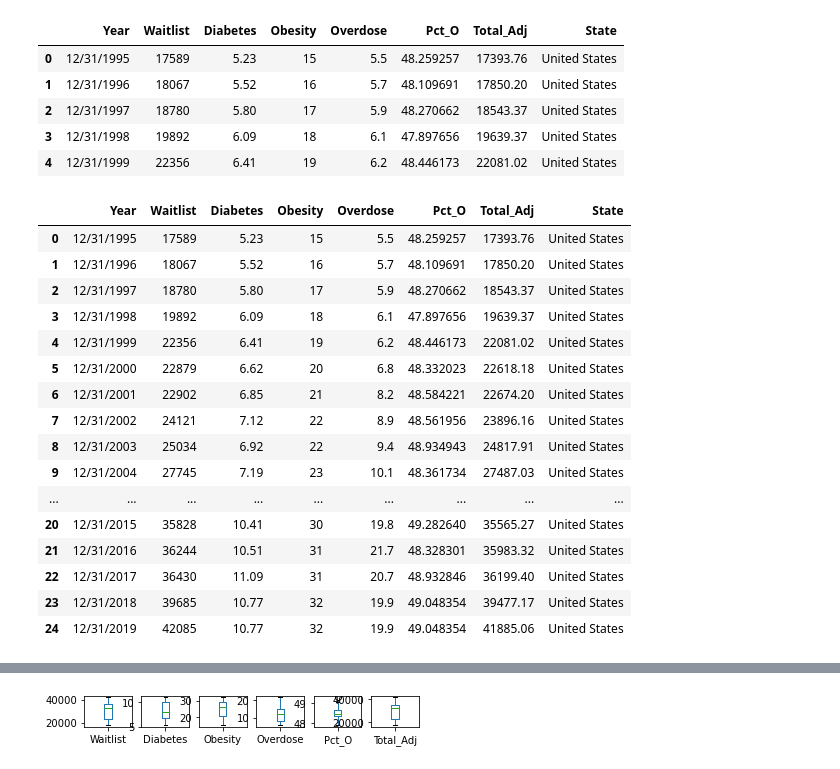
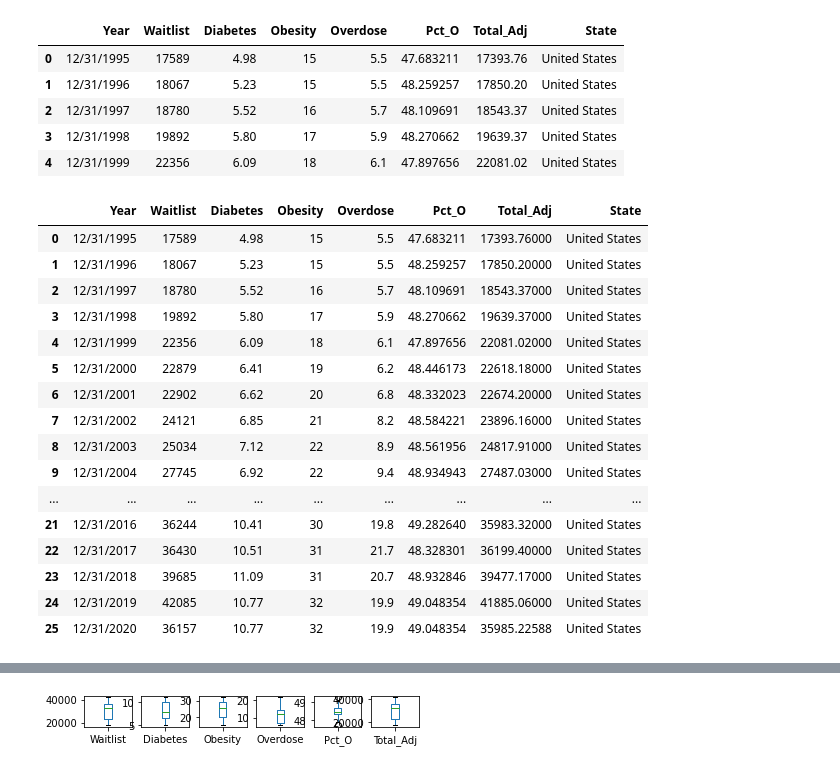
Before and after one commit to Lbrady1025/OPTN-analysis, a Jupyter notebook: timeseries_v6.ipynb, the cells around one changed output, grey strips where cells are left out. Saved outputs shown, nothing was run; the diff lists cells and outputs as text; code cells hidden in the pictures.

```diff
--- a/timeseries_v6.ipynb
+++ b/timeseries_v6.ipynb
@@ -14,37 +14,37 @@ from scipy import stats
 import seaborn as sns
 # %%
 # Load dataset
-df = pd.read_csv('Final_data_National_lag.csv')
+df = pd.read_csv('Final_data_National.csv')
 df.head()
 # %% [output]
 |  | Year | Waitlist | Diabetes | Obesity | Overdose | Pct_O | Total_Adj | State |
-| 0 | 12/31/1995 | 17589 | 5.23 | 15 | 5.5 | 48.259257 | 17393.76 | United States |
-| 1 | 12/31/1996 | 18067 | 5.52 | 16 | 5.7 | 48.109691 | 17850.20 | United States |
-| 2 | 12/31/1997 | 18780 | 5.80 | 17 | 5.9 | 48.270662 | 18543.37 | United States |
-| 3 | 12/31/1998 | 19892 | 6.09 | 18 | 6.1 | 47.897656 | 19639.37 | United States |
-| 4 | 12/31/1999 | 22356 | 6.41 | 19 | 6.2 | 48.446173 | 22081.02 | United States |
+| 0 | 12/31/1995 | 17589 | 4.98 | 15 | 5.5 | 47.683211 | 17393.76 | United States |
+| 1 | 12/31/1996 | 18067 | 5.23 | 15 | 5.5 | 48.259257 | 17850.20 | United States |
+| 2 | 12/31/1997 | 18780 | 5.52 | 16 | 5.7 | 48.109691 | 18543.37 | United States |
+| 3 | 12/31/1998 | 19892 | 5.80 | 17 | 5.9 | 48.270662 | 19639.37 | United States |
+| 4 | 12/31/1999 | 22356 | 6.09 | 18 | 6.1 | 47.897656 | 22081.02 | United States |
 # %%
 df.sort_values(by=['Year'], inplace=True, ascending=True)
 df = df.loc[df['State']=='United States']
 df
 # %% [output]
 |  | Year | Waitlist | Diabetes | Obesity | Overdose | Pct_O | Total_Adj | State |
-| 0 | 12/31/1995 | 17589 | 5.23 | 15 | 5.5 | 48.259257 | 17393.76 | United States |
-| 1 | 12/31/1996 | 18067 | 5.52 | 16 | 5.7 | 48.109691 | 17850.20 | United States |
-| 2 | 12/31/1997 | 18780 | 5.80 | 17 | 5.9 | 48.270662 | 18543.37 | United States |
-| 3 | 12/31/1998 | 19892 | 6.09 | 18 | 6.1 | 47.897656 | 19639.37 | United States |
-| 4 | 12/31/1999 | 22356 | 6.41 | 19 | 6.2 | 48.446173 | 22081.02 | United States |
-| 5 | 12/31/2000 | 22879 | 6.62 | 20 | 6.8 | 48.332023 | 22618.18 | United States |
-| 6 | 12/31/2001 | 22902 | 6.85 | 21 | 8.2 | 48.584221 | 22674.20 | United States |
-| 7 | 12/31/2002 | 24121 | 7.12 | 22 | 8.9 | 48.561956 | 23896.16 | United States |
-| 8 | 12/31/2003 | 25034 | 6.92 | 22 | 9.4 | 48.934943 | 24817.91 | United States |
-| 9 | 12/31/2004 | 27745 | 7.19 | 23 | 10.1 | 48.361734 | 27487.03 | United States |
+| 0 | 12/31/1995 | 17589 | 4.98 | 15 | 5.5 | 47.683211 | 17393.76000 | United States |
+| 1 | 12/31/1996 | 18067 | 5.23 | 15 | 5.5 | 48.259257 | 17850.20000 | United States |
+| 2 | 12/31/1997 | 18780 | 5.52 | 16 | 5.7 | 48.109691 | 18543.37000 | United States |
+| 3 | 12/31/1998 | 19892 | 5.80 | 17 | 5.9 | 48.270662 | 19639.37000 | United States |
+| 4 | 12/31/1999 | 22356 | 6.09 | 18 | 6.1 | 47.897656 | 22081.02000 | United States |
+| 5 | 12/31/2000 | 22879 | 6.41 | 19 | 6.2 | 48.446173 | 22618.18000 | United States |
+| 6 | 12/31/2001 | 22902 | 6.62 | 20 | 6.8 | 48.332023 | 22674.20000 | United States |
+| 7 | 12/31/2002 | 24121 | 6.85 | 21 | 8.2 | 48.584221 | 23896.16000 | United States |
+| 8 | 12/31/2003 | 25034 | 7.12 | 22 | 8.9 | 48.561956 | 24817.91000 | United States |
+| 9 | 12/31/2004 | 27745 | 6.92 | 22 | 9.4 | 48.934943 | 27487.03000 | United States |
 | ... | ... | ... | ... | ... | ... | ... | ... | ... |
-| 20 | 12/31/2015 | 35828 | 10.41 | 30 | 19.8 | 49.282640 | 35565.27 | United States |
-| 21 | 12/31/2016 | 36244 | 10.51 | 31 | 21.7 | 48.328301 | 35983.32 | United States |
-| 22 | 12/31/2017 | 36430 | 11.09 | 31 | 20.7 | 48.932846 | 36199.40 | United States |
-| 23 | 12/31/2018 | 39685 | 10.77 | 32 | 19.9 | 49.048354 | 39477.17 | United States |
-| 24 | 12/31/2019 | 42085 | 10.77 | 32 | 19.9 | 49.048354 | 41885.06 | United States |
+| 21 | 12/31/2016 | 36244 | 10.41 | 30 | 19.8 | 49.282640 | 35983.32000 | United States |
+| 22 | 12/31/2017 | 36430 | 10.51 | 31 | 21.7 | 48.328301 | 36199.40000 | United States |
+| 23 | 12/31/2018 | 39685 | 11.09 | 31 | 20.7 | 48.932846 | 39477.17000 | United States |
+| 24 | 12/31/2019 | 42085 | 10.77 | 32 | 19.9 | 49.048354 | 41885.06000 | United States |
+| 25 | 12/31/2020 | 36157 | 10.77 | 32 | 19.9 | 49.048354 | 35985.22588 | United States |
 # %%
 df_output = df.tail(1)
 lastyear_df = df_output.drop(columns=['Year', 'Waitlist','Diabetes','Obesity','Overdose','Pct_O','State'])
```
Also changed, not shown: parts of 28 cells of this notebook, 6 other files.
